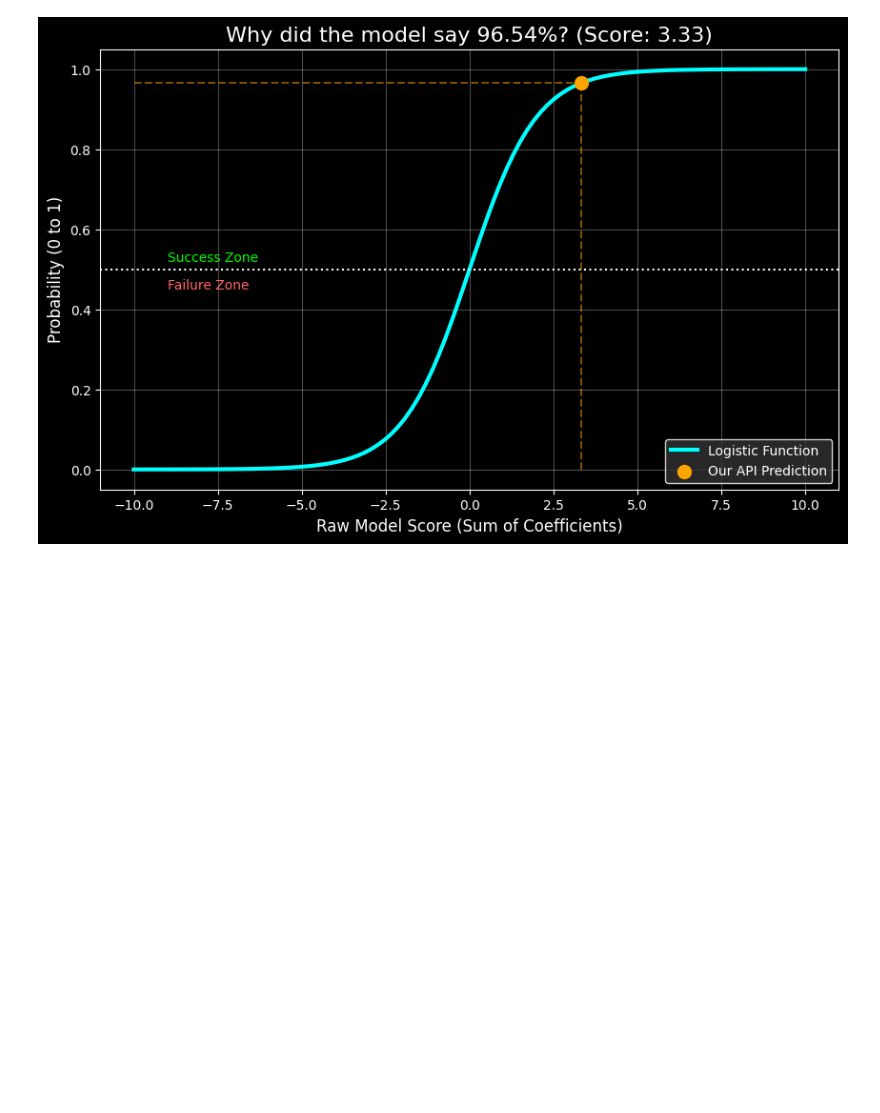
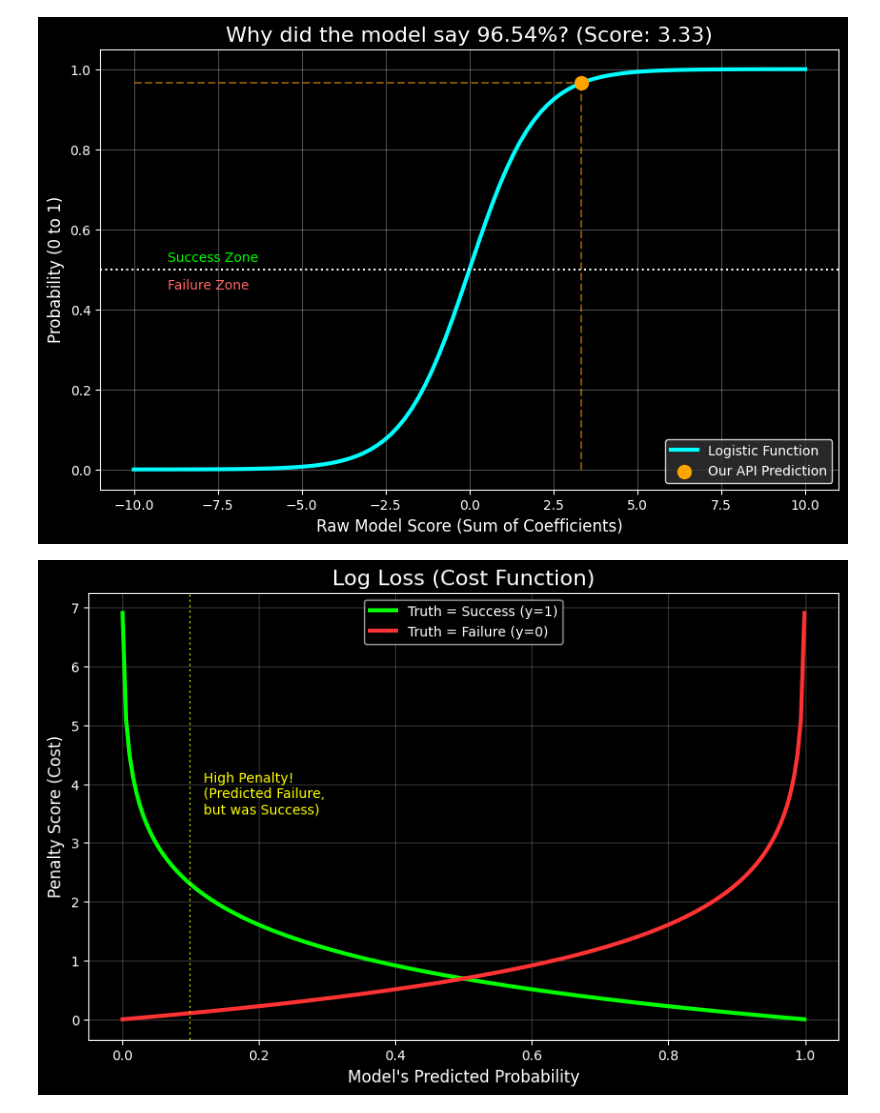
Before and after one commit to drew-1618/clinical-trial-outcome-predictor, a Jupyter notebook: notebooks/01_logistic_regression_deep_dive.ipynb, the cells around one changed output. Drawn from its saved outputs; the diff is of its cells as text; code cells hidden in the pictures; blank space fills up the shorter version.

```diff
--- a/notebooks/01_logistic_regression_deep_dive.ipynb
+++ b/notebooks/01_logistic_regression_deep_dive.ipynb
@@ -130,3 +130,32 @@ plt.savefig('../reports/figures/logistic_regression_sigmoid.png', dpi=300, bbox_
 plt.show()
 # %% [output]
 [figure]
+# %%
+# create range of predicted probabilities from 0.01 to 0.99
+# avoid 0 and 1 due to infinite penalty with log()
+p_pred = np.linspace(0.001, 0.999, 200)
+
+# penalty for two scenarios
+cost_y1 = -np.log(p_pred)
+cost_y0 = -np.log(1 - p_pred)
+
+plt.figure(figsize=(10, 6))
+# plot curve for actual success
+plt.plot(p_pred, cost_y1, color='#00ff00', linewidth=3, label='Truth = Success (y=1)')
+# plot curve for actual failure
+plt.plot(p_pred, cost_y0, color='#ff3333', linewidth=3, label='Truth = Failure (y=0)')
+
+# highlight confident mistake (danger zone)
+plt.axvline(0.1, color='yellow', linestyle=':', alpha=0.5)
+plt.text(0.12, 3.5, "High Penalty!\n(Predicted Failure,\nbut was Success)", color='yellow')
+
+plt.title("Log Loss (Cost Function)", fontsize=16)
+plt.xlabel("Model's Predicted Probability", fontsize=12)
+plt.ylabel("Penalty Score (Cost)", fontsize=12)
+plt.legend()
+plt.grid(True, alpha=0.2)
+
+plt.savefig('../reports/figures/log_loss_curve.png', dpi=300, bbox_inches='tight')
+plt.show()
+# %% [output]
+[figure, added]
```
Also changed, not shown: parts of 1 cell of this notebook, 2 other files.
